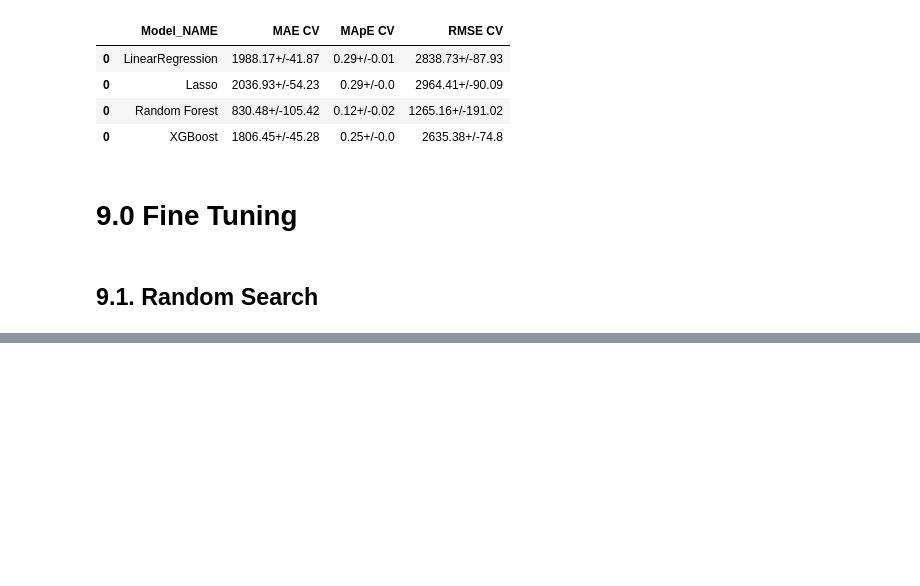
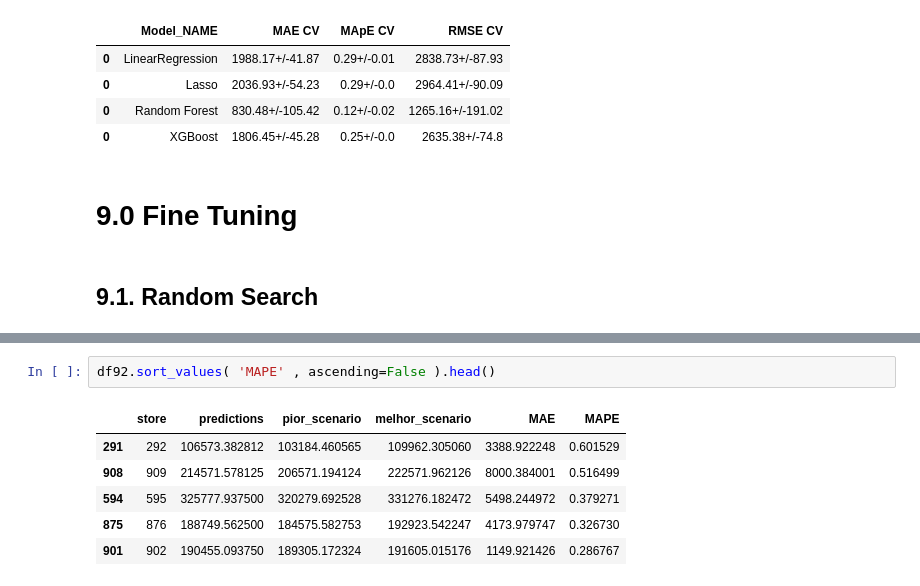
Before and after one commit to thiago-vale/ds-em-producao, a Jupyter notebook: notebooks/store-sales-ŕedictions.ipynb, the cells around one changed output, grey strips where cells are left out. Saved outputs shown, nothing was run; the diff lists cells and outputs as text; blank space fills up the shorter version.

```diff
--- a/notebooks/store-sales-ŕedictions.ipynb
+++ b/notebooks/store-sales-ŕedictions.ipynb
@@ -1407,0 +1476,9 @@ AttributeError: module 'pandas' has no attribute 'Dataframe'
+# %%
+df92.sort_values( 'MAPE' , ascending=False ).head()
+# %% [output]
+|  | store | predictions | pior_scenario | melhor_scenario | MAE | MAPE |
+| 291 | 292 | 106573.382812 | 103184.460565 | 109962.305060 | 3388.922248 | 0.601529 |
+| 908 | 909 | 214571.578125 | 206571.194124 | 222571.962126 | 8000.384001 | 0.516499 |
+| 594 | 595 | 325777.937500 | 320279.692528 | 331276.182472 | 5498.244972 | 0.379271 |
+| 875 | 876 | 188749.562500 | 184575.582753 | 192923.542247 | 4173.979747 | 0.326730 |
+| 901 | 902 | 190455.093750 | 189305.172324 | 191605.015176 | 1149.921426 | 0.286767 |
```
Also changed, not shown: parts of 30 cells of this notebook, 1 other file.
